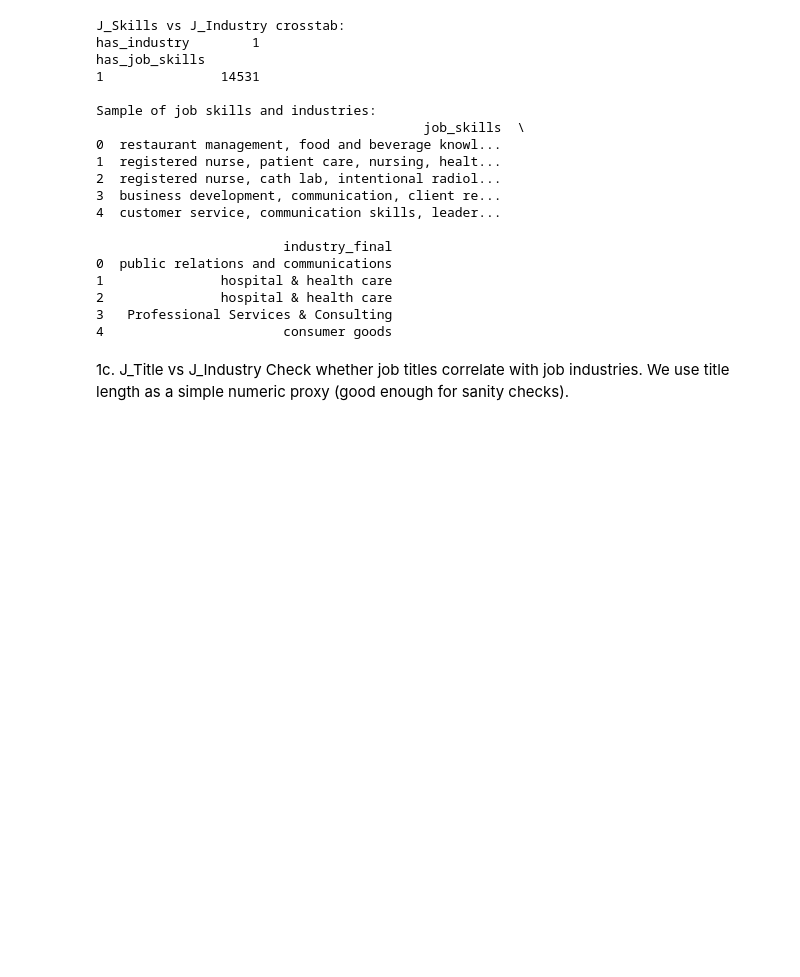
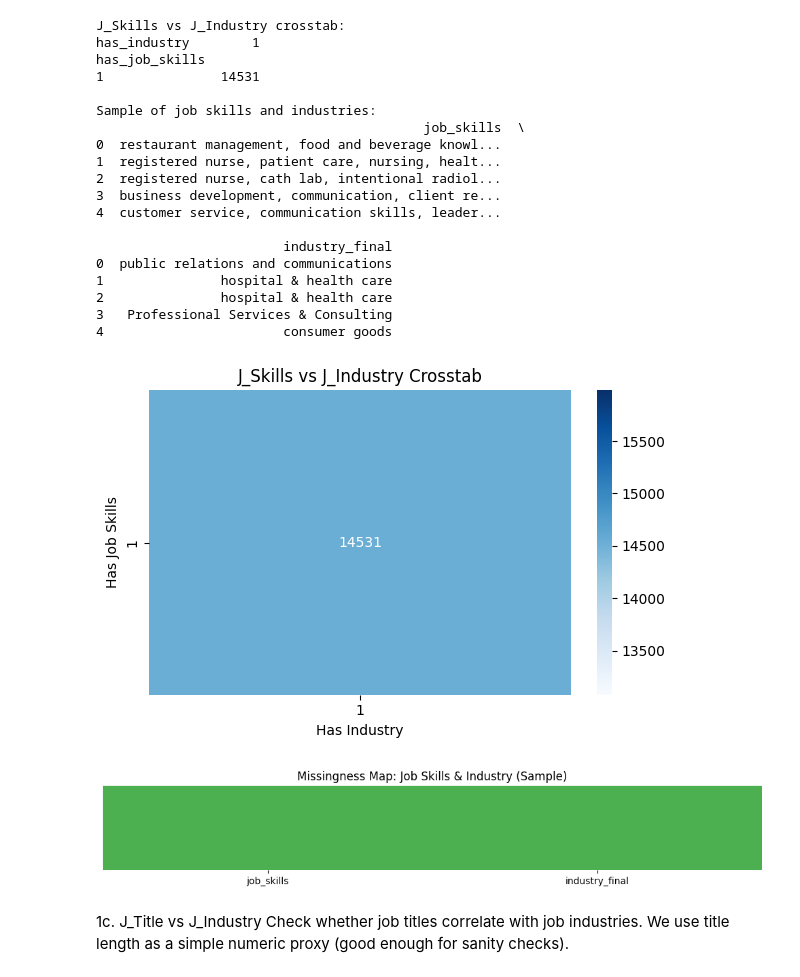
Before and after one commit to ShameerSheikh/MS_Master_Thesis_ShameerSheik, a Jupyter notebook: Shameer_AIML_MSc_Thesis_Implementation.ipynb, the cells around one changed output. Drawn from its saved outputs; the diff is of its cells as text; code cells hidden in the pictures; blank space fills up the shorter version.

```diff
--- a/Shameer_AIML_MSc_Thesis_Implementation.ipynb
+++ b/Shameer_AIML_MSc_Thesis_Implementation.ipynb
@@ -2189,6 +2214,47 @@ Sample of job skills and industries:
 2               hospital & health care
 3   Professional Services & Consulting
 4                       consumer goods
+# %%
+import pandas as pd
+import seaborn as sns
+import matplotlib.pyplot as plt
+
+# --- Basic proxies ---
+jobs["has_job_skills"] = jobs["job_skills"].notna().astype(int)
+jobs["has_industry"] = jobs["industry_final"].notna().astype(int)
+
+# --- Crosstab ---
+ct = pd.crosstab(jobs["has_job_skills"], jobs["has_industry"])
+
+# ============================
+# HEATMAP PLOT ONLY
+# ============================
+plt.figure(figsize=(6,4))
+sns.heatmap(ct, annot=True, fmt="d", cmap="Blues")
+plt.title("J_Skills vs J_Industry Crosstab")
+plt.xlabel("Has Industry")
+plt.ylabel("Has Job Skills")
+plt.tight_layout()
+plt.show()
+
+# ============================
+# OPTIONAL: Heatmap for sample preview (skills vs industry)
+# ============================
+sample_df = jobs[["job_skills", "industry_final"]].head(10)
+
+plt.figure(figsize=(10,2))
+sns.heatmap(
+    sample_df.isna(),
+    cbar=False,
+    cmap=["#4CAF50", "#F44336"]
+)
+plt.title("Missingness Map: Job Skills & Industry (Sample)")
+plt.yticks([])
+plt.tight_layout()
+plt.show()
+# %% [output]
+[figure, added]
+[figure, added]
 # %% [markdown]
 1c. J_Title vs J_Industry
 Check whether job titles correlate with job industries.
```
Also changed, not shown: parts of 9 cells of this notebook.
